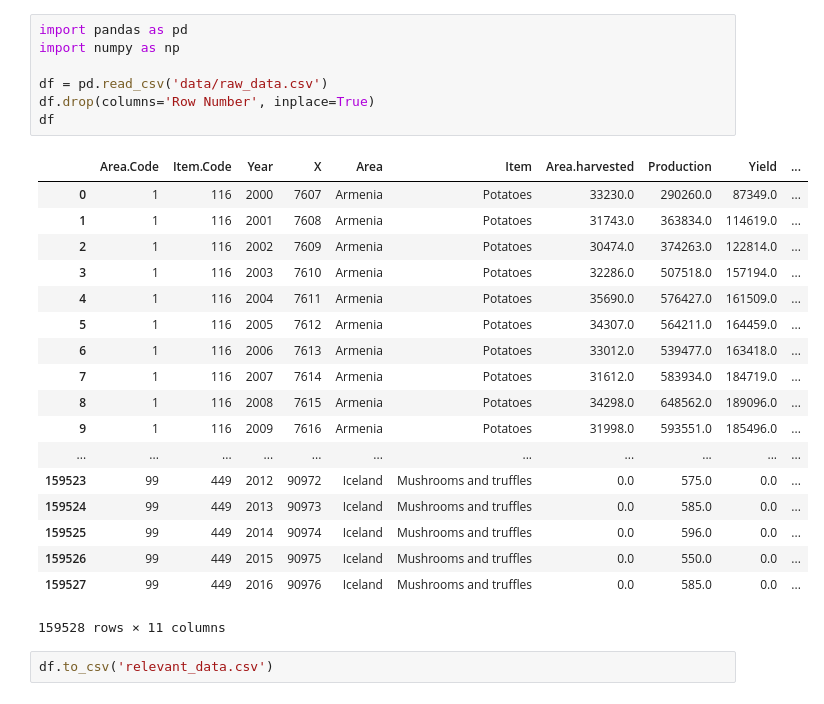
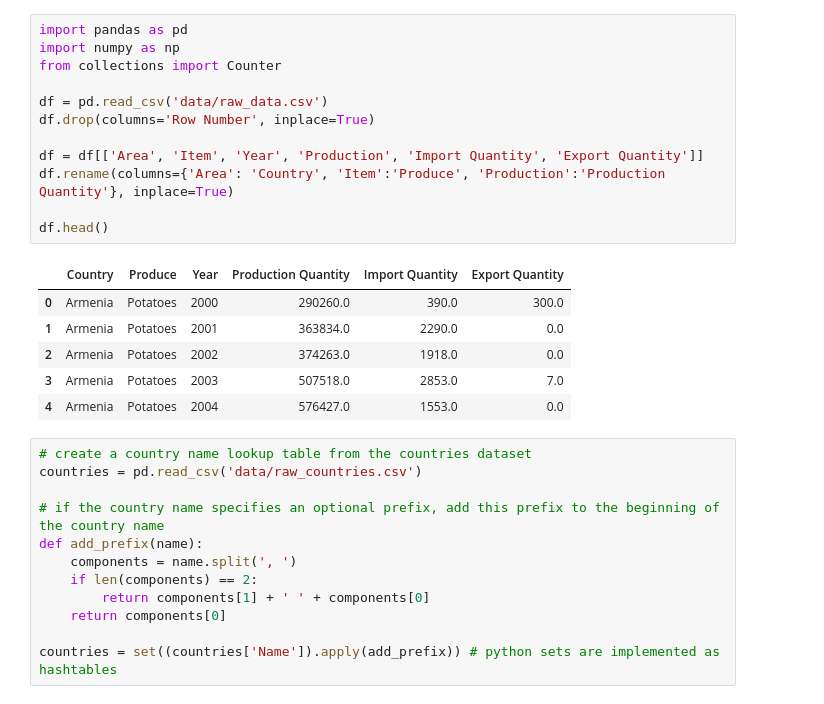
Before and after one commit to roshinis78/produce-flow, a Jupyter notebook: organize_data.ipynb, the cells around one changed output. Drawn from its saved outputs; the diff is of its cells as text.

Commit message:
Separated countries from regions in data

```diff
--- a/organize_data.ipynb
+++ b/organize_data.ipynb
@@ -1,28 +1,31 @@
 # %%
 import pandas as pd
 import numpy as np
+from collections import Counter
 
 df = pd.read_csv('data/raw_data.csv')
 df.drop(columns='Row Number', inplace=True)
-df
+
+df = df[['Area', 'Item', 'Year', 'Production', 'Import Quantity', 'Export Quantity']]
+df.rename(columns={'Area': 'Country', 'Item':'Produce', 'Production':'Production Quantity'}, inplace=True)
+
+df.head()
 # %% [output]
-|  | Area.Code | Item.Code | Year | X | Area | Item | Area.harvested | Production | Yield | ... |
-| 0 | 1 | 116 | 2000 | 7607 | Armenia | Potatoes | 33230.0 | 290260.0 | 87349.0 | ... |
-| 1 | 1 | 116 | 2001 | 7608 | Armenia | Potatoes | 31743.0 | 363834.0 | 114619.0 | ... |
-| 2 | 1 | 116 | 2002 | 7609 | Armenia | Potatoes | 30474.0 | 374263.0 | 122814.0 | ... |
-| 3 | 1 | 116 | 2003 | 7610 | Armenia | Potatoes | 32286.0 | 507518.0 | 157194.0 | ... |
-| 4 | 1 | 116 | 2004 | 7611 | Armenia | Potatoes | 35690.0 | 576427.0 | 161509.0 | ... |
-| 5 | 1 | 116 | 2005 | 7612 | Armenia | Potatoes | 34307.0 | 564211.0 | 164459.0 | ... |
-| 6 | 1 | 116 | 2006 | 7613 | Armenia | Potatoes | 33012.0 | 539477.0 | 163418.0 | ... |
-| 7 | 1 | 116 | 2007 | 7614 | Armenia | Potatoes | 31612.0 | 583934.0 | 184719.0 | ... |
-| 8 | 1 | 116 | 2008 | 7615 | Armenia | Potatoes | 34298.0 | 648562.0 | 189096.0 | ... |
-| 9 | 1 | 116 | 2009 | 7616 | Armenia | Potatoes | 31998.0 | 593551.0 | 185496.0 | ... |
-| ... | ... | ... | ... | ... | ... | ... | ... | ... | ... | ... |
-| 159523 | 99 | 449 | 2012 | 90972 | Iceland | Mushrooms and truffles | 0.0 | 575.0 | 0.0 | ... |
-| 159524 | 99 | 449 | 2013 | 90973 | Iceland | Mushrooms and truffles | 0.0 | 585.0 | 0.0 | ... |
-| 159525 | 99 | 449 | 2014 | 90974 | Iceland | Mushrooms and truffles | 0.0 | 596.0 | 0.0 | ... |
-| 159526 | 99 | 449 | 2015 | 90975 | Iceland | Mushrooms and truffles | 0.0 | 550.0 | 0.0 | ... |
-| 159527 | 99 | 449 | 2016 | 90976 | Iceland | Mushrooms and truffles | 0.0 | 585.0 | 0.0 | ... |
+|  | Country | Produce | Year | Production Quantity | Import Quantity | Export Quantity |
+| 0 | Armenia | Potatoes | 2000 | 290260.0 | 390.0 | 300.0 |
+| 1 | Armenia | Potatoes | 2001 | 363834.0 | 2290.0 | 0.0 |
+| 2 | Armenia | Potatoes | 2002 | 374263.0 | 1918.0 | 0.0 |
+| 3 | Armenia | Potatoes | 2003 | 507518.0 | 2853.0 | 7.0 |
+| 4 | Armenia | Potatoes | 2004 | 576427.0 | 1553.0 | 0.0 |
-159528 rows × 11 columns
-# %%
-df.to_csv('relevant_data.csv')
+# %%
+# create a country name lookup table from the countries dataset
+countries = pd.read_csv('data/raw_countries.csv')
+
+# if the country name specifies an optional prefix, add this prefix to the beginning of the country name
+def add_prefix(name):
+    components = name.split(', ')
+    if len(components) == 2:
+        return components[1] + ' ' + components[0]
+    return components[0]
+
+countries = set((countries['Name']).apply(add_prefix)) # python sets are implemented as hashtables
```
Also changed, not shown: parts of 5 cells of this notebook, 2 other files.
